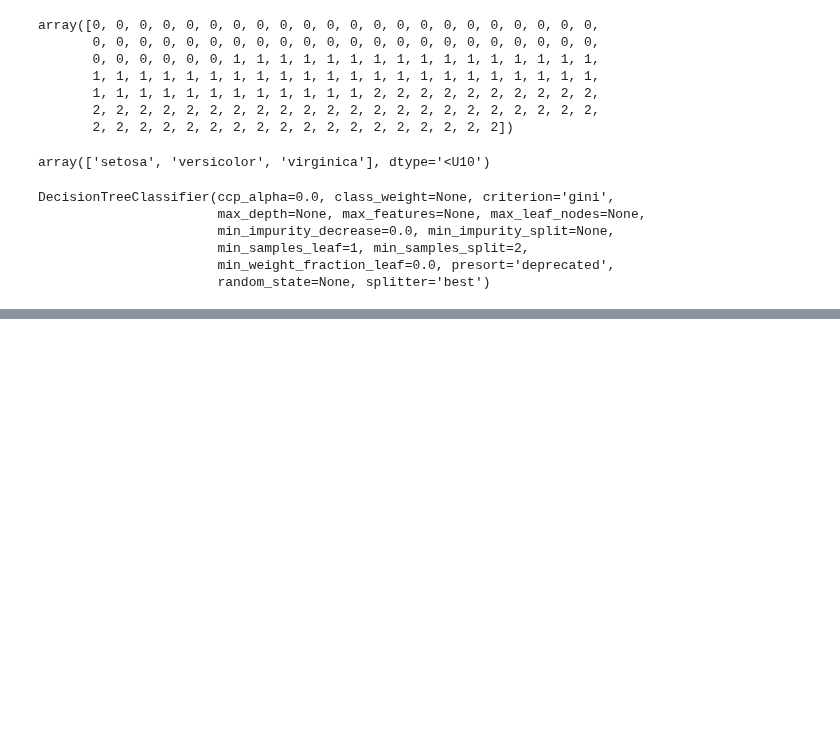
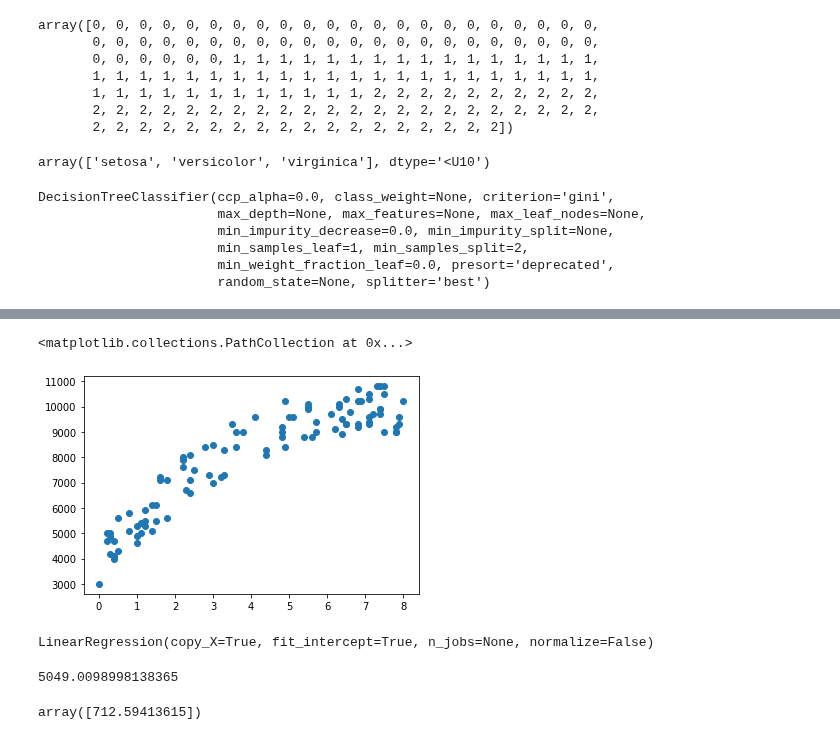
Before and after one commit to ywchiu/tibamedl, a Jupyter notebook: Demo20210320.ipynb, the cells around one changed output, grey strips where cells are left out. Saved outputs shown, nothing was run; the diff lists cells and outputs as text; code cells hidden in the pictures; blank space fills up the shorter version.

```diff
--- a/Demo20210320.ipynb
+++ b/Demo20210320.ipynb
@@ -188,0 +344,23 @@ DecisionTreeClassifier(ccp_alpha=0.0, class_weight=None, criterion='gini',
+# %%
+import pandas
+salary = pandas.read_csv('https://raw.githubusercontent.com/ywchiu/tibamepy/master/data/salary.csv', index_col = 0)
+# %%
+from matplotlib import pyplot as plt
+plt.scatter(salary.iloc[:,0], salary.iloc[:,1])
+# %% [output]
+<matplotlib.collections.PathCollection at 0x...>
+[figure, added]
+# %%
+from sklearn.linear_model import LinearRegression
+clf = LinearRegression()
+clf.fit(salary[['year']], salary['salary'])
+# %% [output]
+LinearRegression(copy_X=True, fit_intercept=True, n_jobs=None, normalize=False)
+# %%
+clf.intercept_
+# %% [output]
+5049.0098998138365
+# %%
+clf.coef_
+# %% [output]
+array([712.59413615])
```
Also changed, not shown: parts of 32 cells of this notebook.
